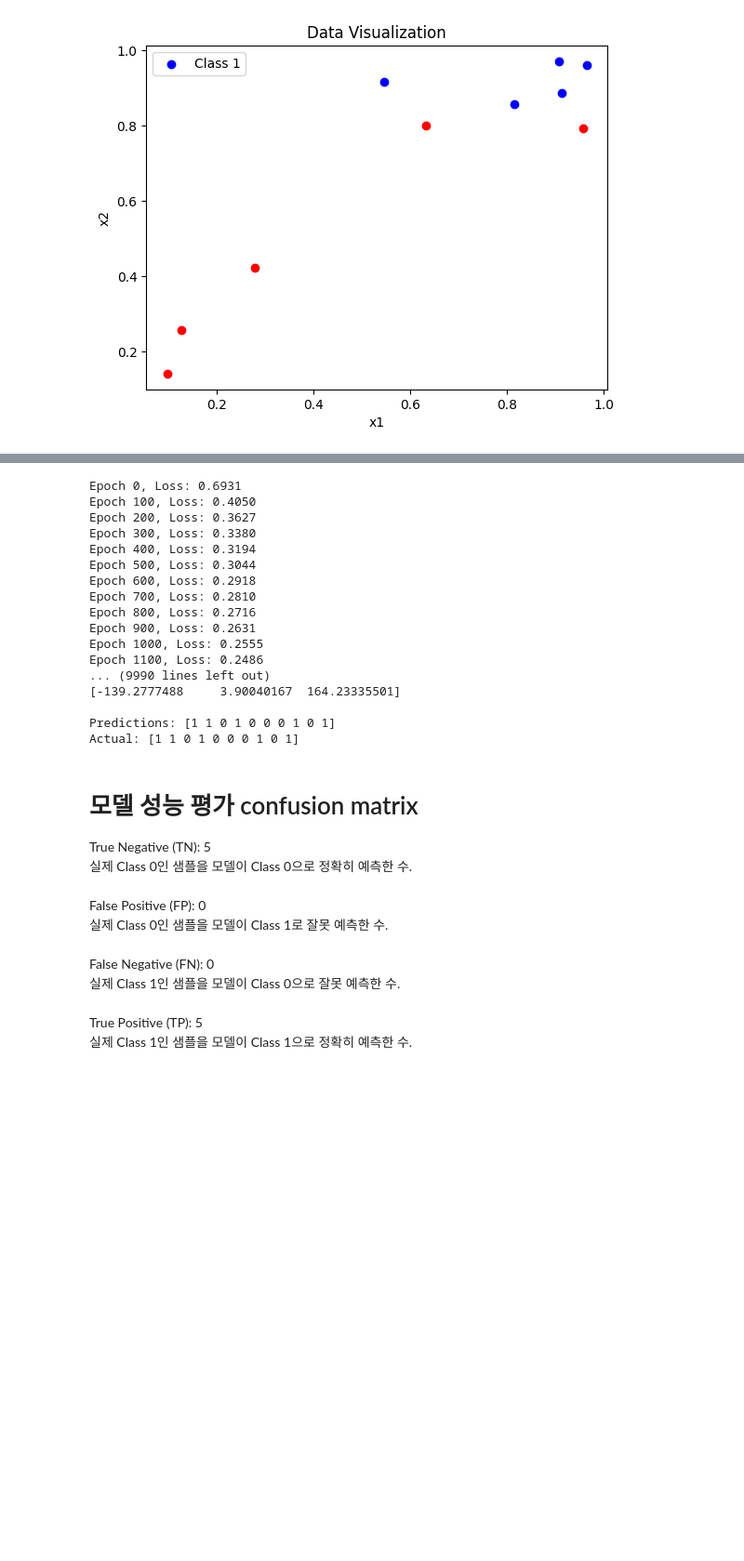
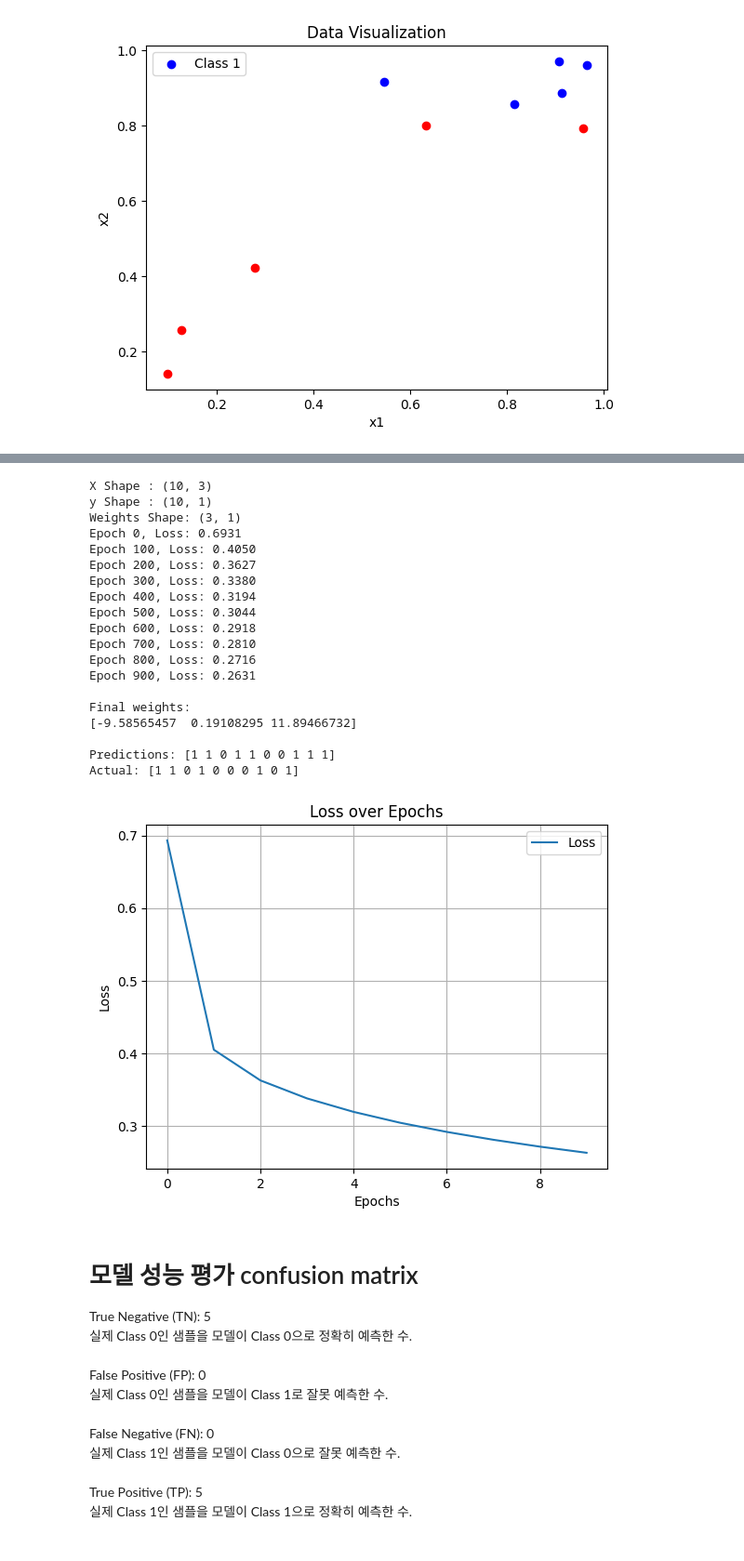
Before and after one commit to Juhyeok0202/-DGU-InteligenceArtificial, a Jupyter notebook: Logistic_Regressor.ipynb, the cells around one changed output, grey strips where cells are left out. Shown: that part at 93% size. Cells and saved outputs as stored; diff of their text form; code cells hidden in the pictures; blank space fills up the shorter version.

```diff
--- a/Logistic_Regressor.ipynb
+++ b/Logistic_Regressor.ipynb
@@ -33,18 +59,21 @@ plt.show()
 # %%
 # 데이터 준비
 X = np.column_stack((np.ones(len(x1)), x1, x2))  # (10x3 행렬), 절편 추가
+print(f"X Shape : {X.shape}")
 y = np.array(y).reshape(-1, 1)  # (10x1 벡터)
+print(f"y Shape : {y.shape}")
 m, n = X.shape  # 샘플 수, 피처 수
 
 # 가중치 초기화
-weights = np.zeros((n, 1))  # (3x1 벡터)
-
+weights = np.zeros((n, 1))  # (3x1 벡터) #TODO: 10개 존재해야하는거 아닌가(O)
+print(f"Weights Shape: {weights.shape}")
 # Sigmoid 함수
 def sigmoid(z):
     return 1 / (1 + np.exp(-z))
 
 # Logistic Regression (행렬 연산)
-def logistic_regression(X, y, weights, lr=0.1, epochs=10_000_000):
+def logistic_regression(X, y, weights, lr, epochs):
+    losses = []  # 손실 값을 저장할 리스트
     for epoch in range(epochs):
         # 1. 예측값 계산
         z = np.dot(X, weights)  # (10x1 벡터)
@@ -59,40 +88,55 @@ def logistic_regression(X, y, weights, lr=0.1, epochs=10_000_000):
         # 4. 100번째 에포크마다 손실 출력
         if epoch % 100 == 0:
             loss = -np.mean(y * np.log(y_hat) + (1 - y) * np.log(1 - y_hat))
+            losses.append(loss)
             print(f"Epoch {epoch}, Loss: {loss:.4f}")
 
-    return weights
+    return weights, losses
+
+
 
 # 모델 훈련
-weights = logistic_regression(X, y, weights, lr=0.1, epochs=1000000)
+weights, losses  = logistic_regression(X, y, weights, lr=0.1, epochs=1000)
 
 # 최종 결과 출력
 print("\nFinal weights:")
 print(weights.ravel())
 
 # 최종 예측
 z = np.dot(X, weights)
 y_pred = sigmoid(z) >= 0.5  # 0.5 기준으로 분류
 print("\nPredictions:", y_pred.astype(int).ravel())
 print("Actual:", y.ravel())
+
+# 손실 그래프 그리기
+plt.plot(range(len(losses)), losses, label="Loss")
+plt.xlabel("Epochs")
+plt.ylabel("Loss")
+plt.title("Loss over Epochs")
+plt.legend()
+plt.grid(True)
+plt.show()
 # %% [output]
+X Shape : (10, 3)
+y Shape : (10, 1)
+Weights Shape: (3, 1)
 Epoch 0, Loss: 0.6931
 Epoch 100, Loss: 0.4050
 Epoch 200, Loss: 0.3627
 Epoch 300, Loss: 0.3380
 Epoch 400, Loss: 0.3194
 Epoch 500, Loss: 0.3044
 Epoch 600, Loss: 0.2918
 Epoch 700, Loss: 0.2810
 Epoch 800, Loss: 0.2716
 Epoch 900, Loss: 0.2631
-Epoch 1000, Loss: 0.2555
-Epoch 1100, Loss: 0.2486
-... (9990 lines left out)
-[-139.2777488     3.90040167  164.23335501]
 
-Predictions: [1 1 0 1 0 0 0 1 0 1]
+Final weights:
+[-9.58565457  0.19108295 11.89466732]
+
+Predictions: [1 1 0 1 1 0 0 1 1 1]
 Actual: [1 1 0 1 0 0 0 1 0 1]
+[figure, added]
 # %% [markdown]
 # 모델 성능 평가 confusion matrix
 True Negative (TN): 5<br>
```
Also changed, not shown: parts of 4 cells of this notebook, 1 other file.
